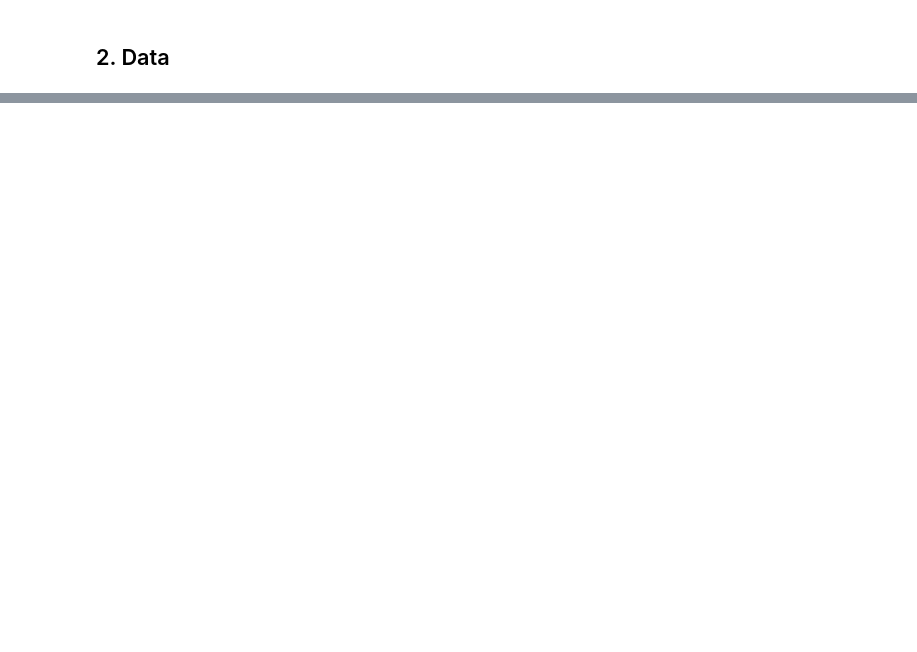
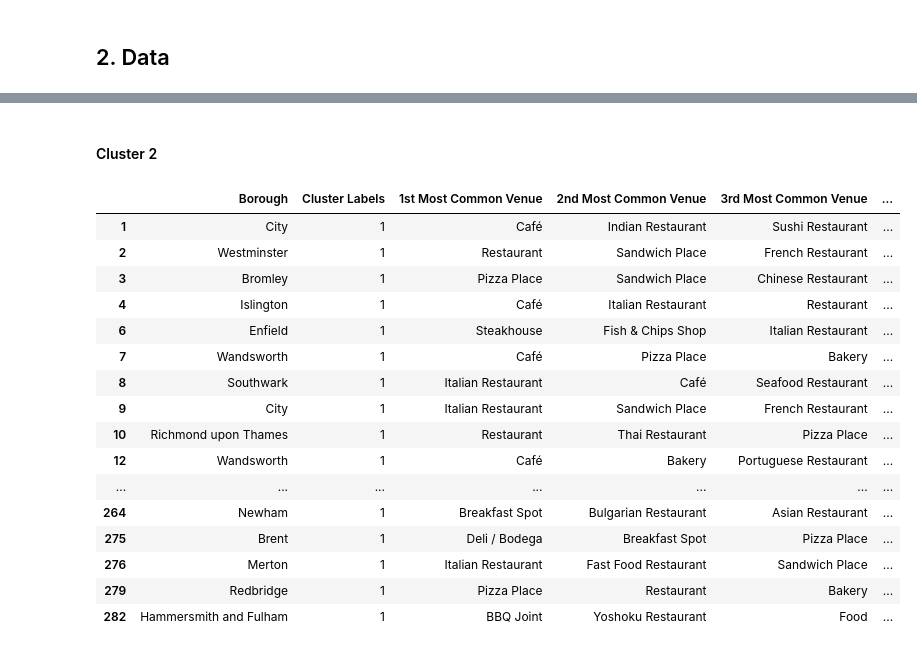
Before and after one commit to neofluar/coursera_capstone, a Jupyter notebook: opening_restaurant_in_london.ipynb, the cells around one changed output, grey strips where cells are left out. Cells and saved outputs as stored; diff of their text form; code cells hidden in the pictures; blank space fills up the shorter version.

```diff
--- a/opening_restaurant_in_london.ipynb
+++ b/opening_restaurant_in_london.ipynb
@@ -14,0 +731,22 @@ Let us allow machine learning to get the job done. Using reliable venue data, it
+# %% [markdown]
+#### Cluster 2
+# %%
+london_merged.loc[london_merged['Cluster Labels'] == 1, london_merged.columns[[1] + list(range(5, london_merged.shape[1]))]]
+# %% [output]
+|  | Borough | Cluster Labels | 1st Most Common Venue | 2nd Most Common Venue | 3rd Most Common Venue | ... |
+| 1 | City | 1 | Café | Indian Restaurant | Sushi Restaurant | ... |
+| 2 | Westminster | 1 | Restaurant | Sandwich Place | French Restaurant | ... |
+| 3 | Bromley | 1 | Pizza Place | Sandwich Place | Chinese Restaurant | ... |
+| 4 | Islington | 1 | Café | Italian Restaurant | Restaurant | ... |
+| 6 | Enfield | 1 | Steakhouse | Fish & Chips Shop | Italian Restaurant | ... |
+| 7 | Wandsworth | 1 | Café | Pizza Place | Bakery | ... |
+| 8 | Southwark | 1 | Italian Restaurant | Café | Seafood Restaurant | ... |
+| 9 | City | 1 | Italian Restaurant | Sandwich Place | French Restaurant | ... |
+| 10 | Richmond upon Thames | 1 | Restaurant | Thai Restaurant | Pizza Place | ... |
+| 12 | Wandsworth | 1 | Café | Bakery | Portuguese Restaurant | ... |
+| ... | ... | ... | ... | ... | ... | ... |
+| 264 | Newham | 1 | Breakfast Spot | Bulgarian Restaurant | Asian Restaurant | ... |
+| 275 | Brent | 1 | Deli / Bodega | Breakfast Spot | Pizza Place | ... |
+| 276 | Merton | 1 | Italian Restaurant | Fast Food Restaurant | Sandwich Place | ... |
+| 279 | Redbridge | 1 | Pizza Place | Restaurant | Bakery | ... |
+| 282 | Hammersmith and Fulham | 1 | BBQ Joint | Yoshoku Restaurant | Food | ... |
```
Also changed, not shown: parts of 120 cells of this notebook, 1 other file.
